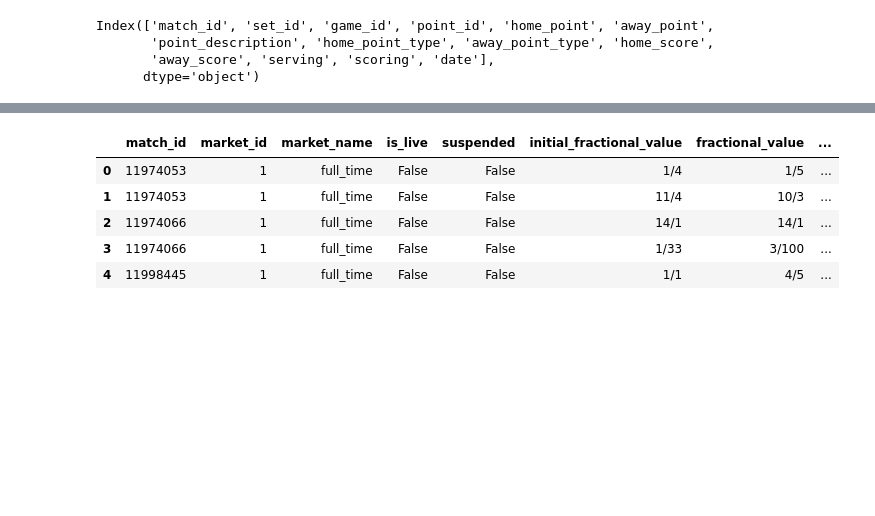
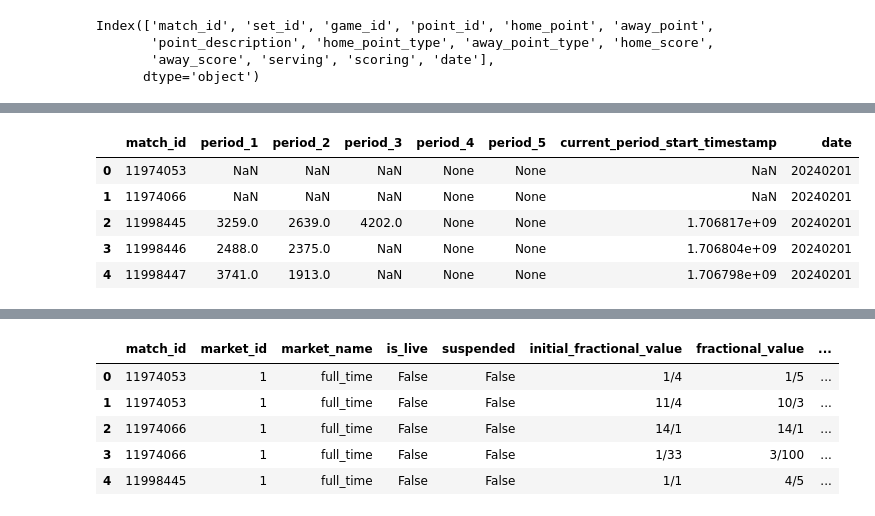
Before and after one commit to saba-ghorashi/tennis-analysis, a Jupyter notebook: understand_structure.ipynb, the cells around one changed output, grey strips where cells are left out. Cells and saved outputs as stored; diff of their text form; code cells hidden in the pictures; blank space fills up the shorter version.

```diff
--- a/understand_structure.ipynb
+++ b/understand_structure.ipynb
@@ -233,0 +157,9 @@ summary
+# %%
+MatchTimeInfo.head()
+# %% [output]
+|  | match_id | period_1 | period_2 | period_3 | period_4 | period_5 | current_period_start_timestamp | date |
+| 0 | 11974053 | NaN | NaN | NaN | None | None | NaN | 20240201 |
+| 1 | 11974066 | NaN | NaN | NaN | None | None | NaN | 20240201 |
+| 2 | 11998445 | 3259.0 | 2639.0 | 4202.0 | None | None | 1.706817e+09 | 20240201 |
+| 3 | 11998446 | 2488.0 | 2375.0 | NaN | None | None | 1.706804e+09 | 20240201 |
+| 4 | 11998447 | 3741.0 | 1913.0 | NaN | None | None | 1.706798e+09 | 20240201 |
```
Also changed, not shown: parts of 41 cells of this notebook.
